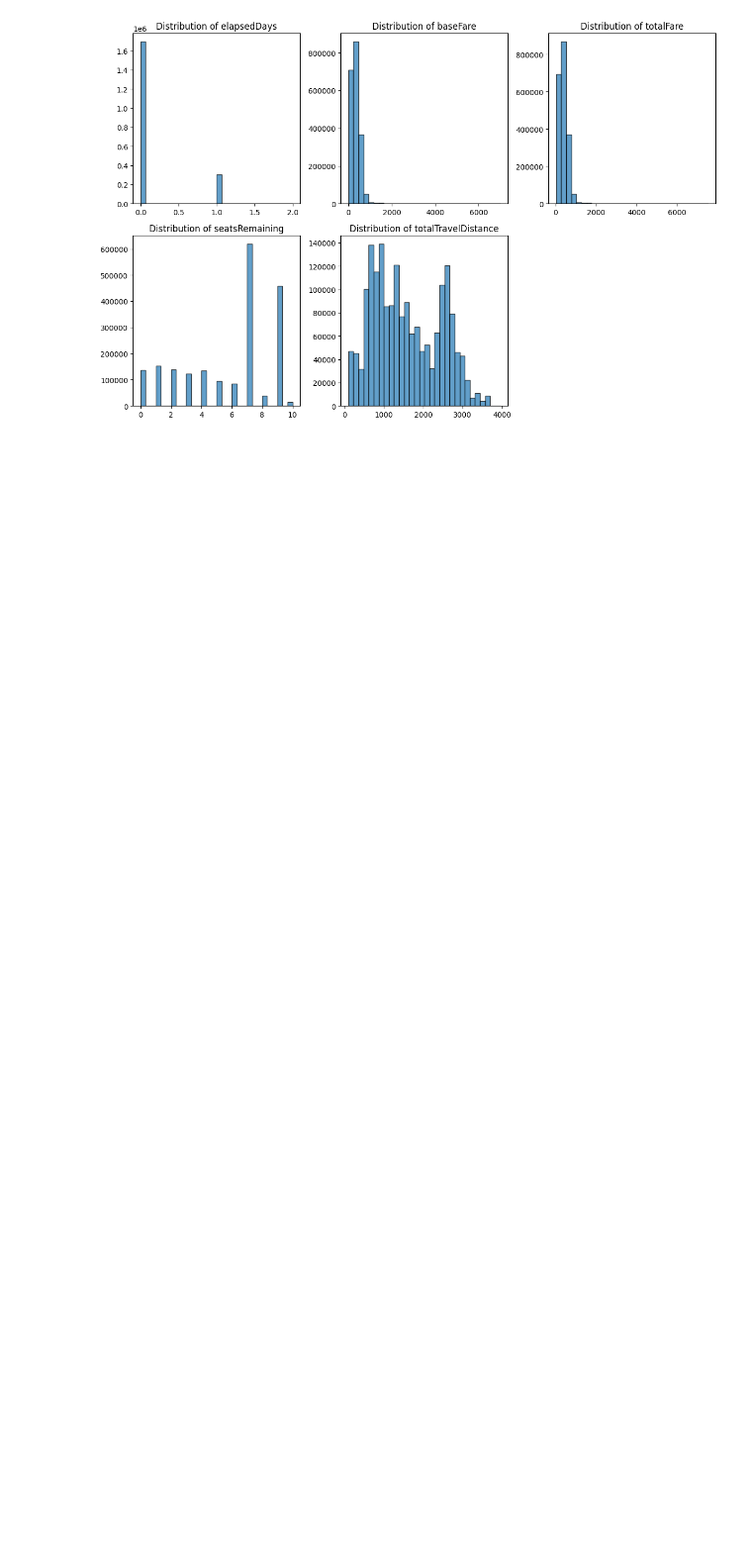
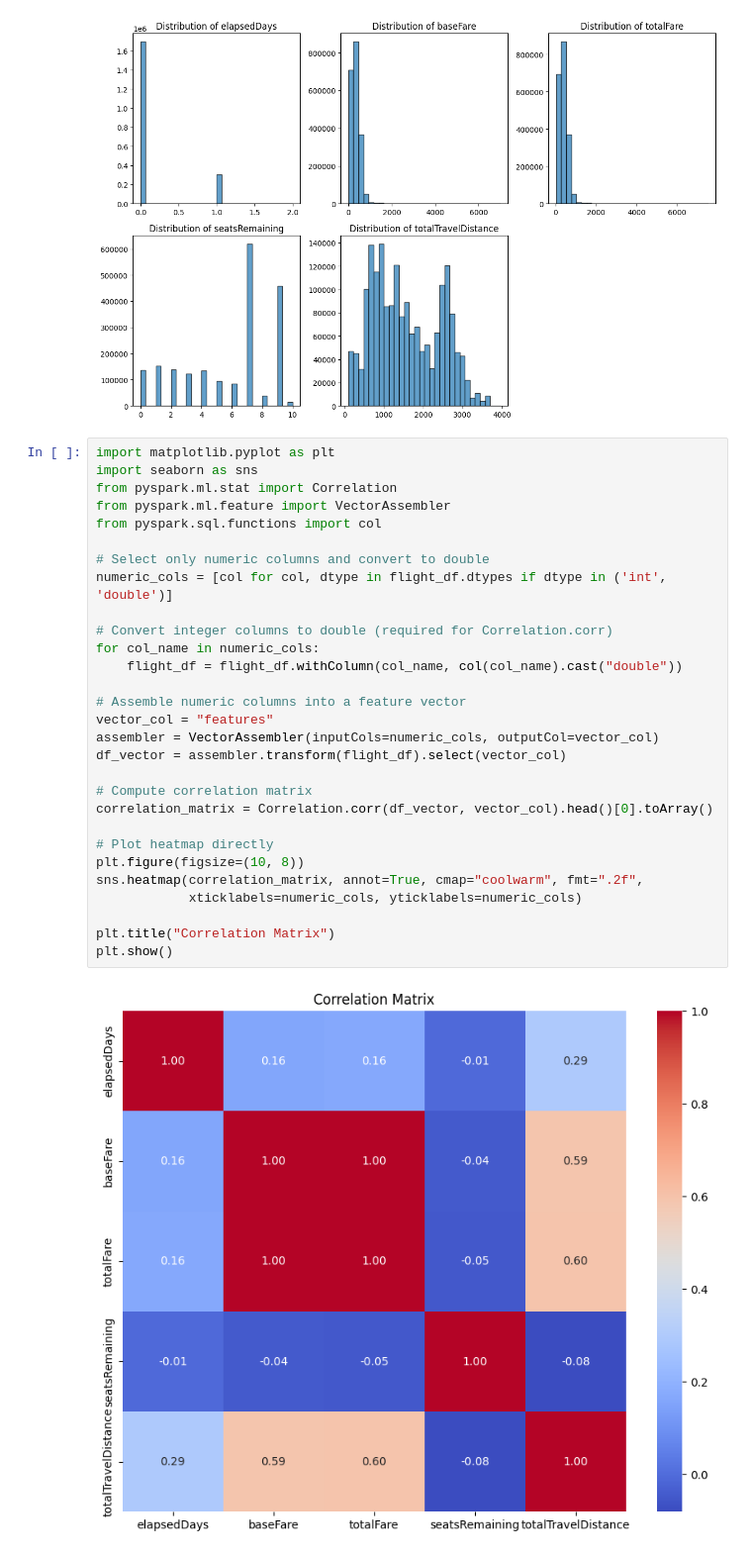
Before and after one commit to tngjody/bt4221-airfare-booking, a Jupyter notebook: BT4221_Group_20.ipynb, the cells around one changed output. Shown at 99% size. Drawn from its saved outputs; the diff is of its cells as text; blank space fills up the shorter version.

```diff
--- a/BT4221_Group_20.ipynb
+++ b/BT4221_Group_20.ipynb
@@ -113,3 +113,34 @@ plt.tight_layout()
 plt.show()
 # %% [output]
 [figure]
+# %%
+import matplotlib.pyplot as plt
+import seaborn as sns
+from pyspark.ml.stat import Correlation
+from pyspark.ml.feature import VectorAssembler
+from pyspark.sql.functions import col
+
+# Select only numeric columns and convert to double
+numeric_cols = [col for col, dtype in flight_df.dtypes if dtype in ('int', 'double')]
+
+# Convert integer columns to double (required for Correlation.corr)
+for col_name in numeric_cols:
+    flight_df = flight_df.withColumn(col_name, col(col_name).cast("double"))
+
+# Assemble numeric columns into a feature vector
+vector_col = "features"
+assembler = VectorAssembler(inputCols=numeric_cols, outputCol=vector_col)
+df_vector = assembler.transform(flight_df).select(vector_col)
+
+# Compute correlation matrix
+correlation_matrix = Correlation.corr(df_vector, vector_col).head()[0].toArray()
+
+# Plot heatmap directly
+plt.figure(figsize=(10, 8))
+sns.heatmap(correlation_matrix, annot=True, cmap="coolwarm", fmt=".2f",
+            xticklabels=numeric_cols, yticklabels=numeric_cols)
+
+plt.title("Correlation Matrix")
+plt.show()
+# %% [output]
+[figure, added]
```
Also changed, not shown: 1 other file.
